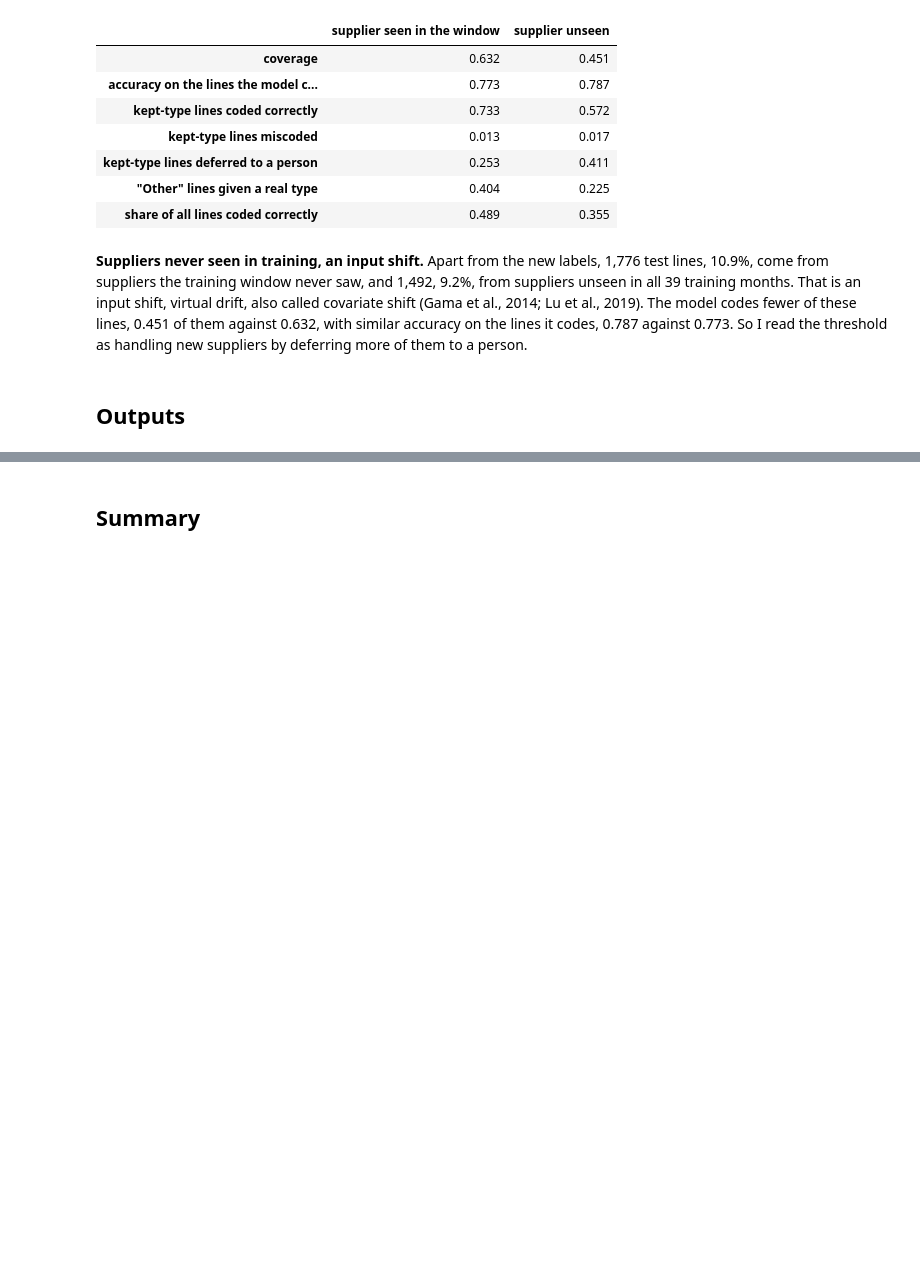
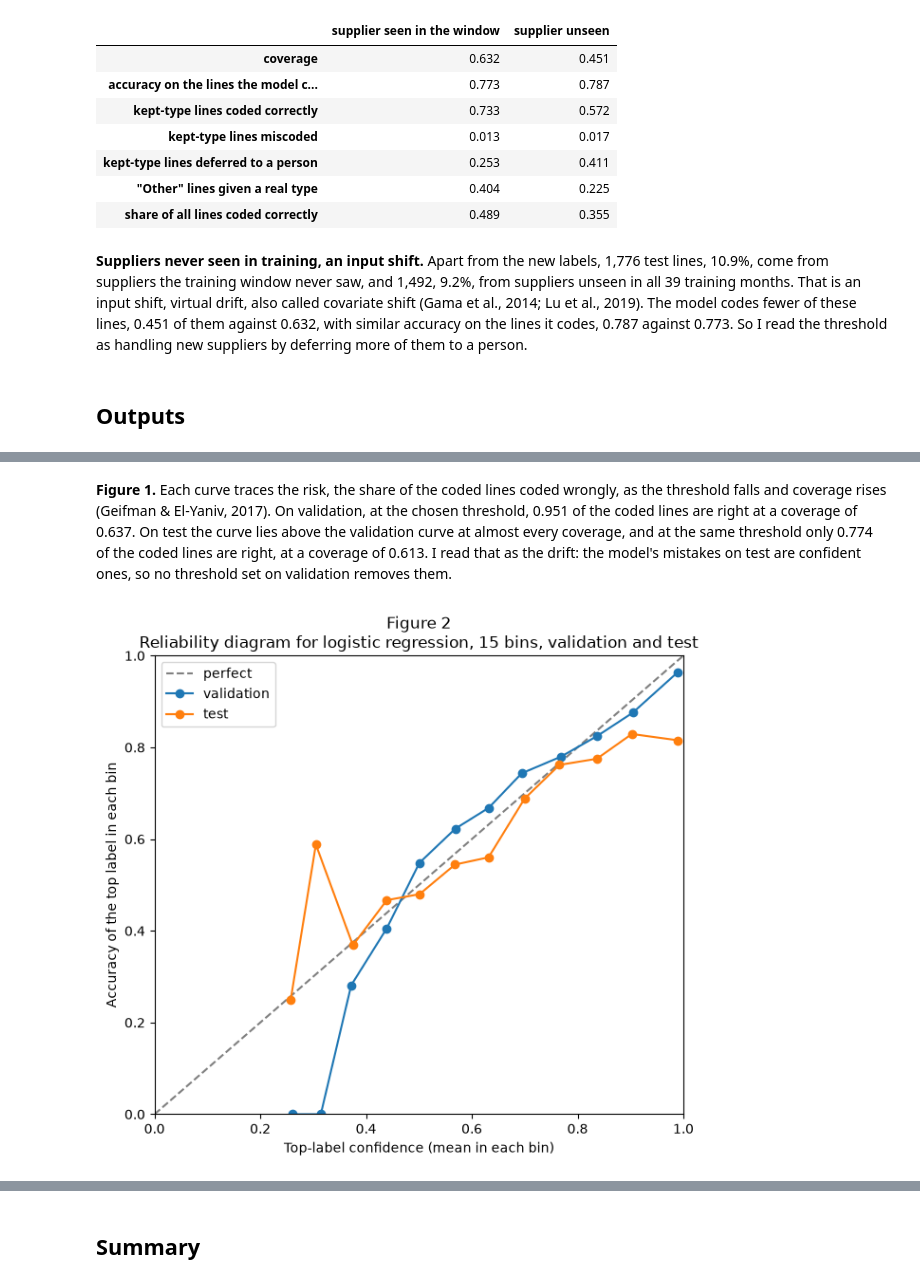
Before and after one commit to PaddyGilliland1/applied-machine-learning-project, a Jupyter notebook: modeling.ipynb, the cells around one changed output, grey strips where cells are left out. Saved outputs shown, nothing was run; the diff lists cells and outputs as text; code cells hidden in the pictures; blank space fills up the shorter version.

```diff
--- a/modeling.ipynb
+++ b/modeling.ipynb
@@ -3657,0 +3916,12 @@ Lines coded: supplier seen 9,174, supplier unseen 801
+# %% [markdown]
+**Figure 1.** Each curve traces the risk, the share of the coded lines coded wrongly, as the threshold falls and coverage rises (Geifman & El-Yaniv, 2017). On validation, at the chosen threshold, 0.951 of the coded lines are right at a coverage of 0.637. On test the curve lies above the validation curve at almost every coverage, and at the same threshold only 0.774 of the coded lines are right, at a coverage of 0.613. I read that as the drift: the model's mistakes on test are confident ones, so no threshold set on validation removes them.
+# %%
+fig = plot_reliability(
+    calibration,
+    "Figure 2",
+    f"Reliability diagram for {chosen_name}, 15 bins, validation and test",
+)
+fig.savefig(OUTPUTS / "figure_2_reliability.png", dpi=150, bbox_inches="tight")
+plt.show()
+# %% [output]
+[figure, added]
```
Also changed, not shown: parts of 28 cells of this notebook, 2 other files.
